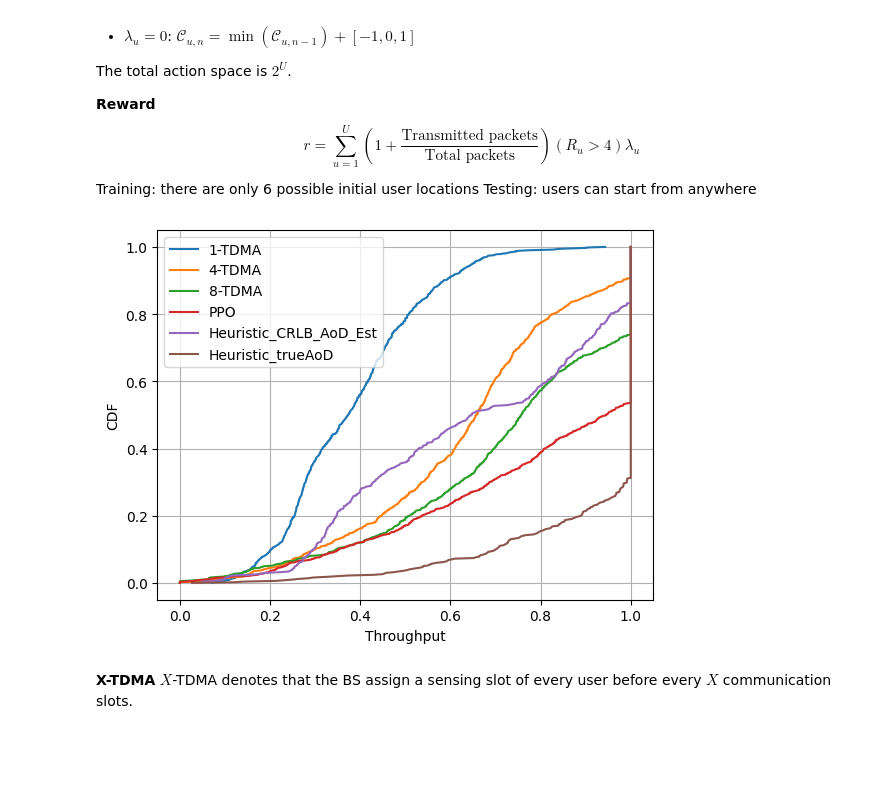
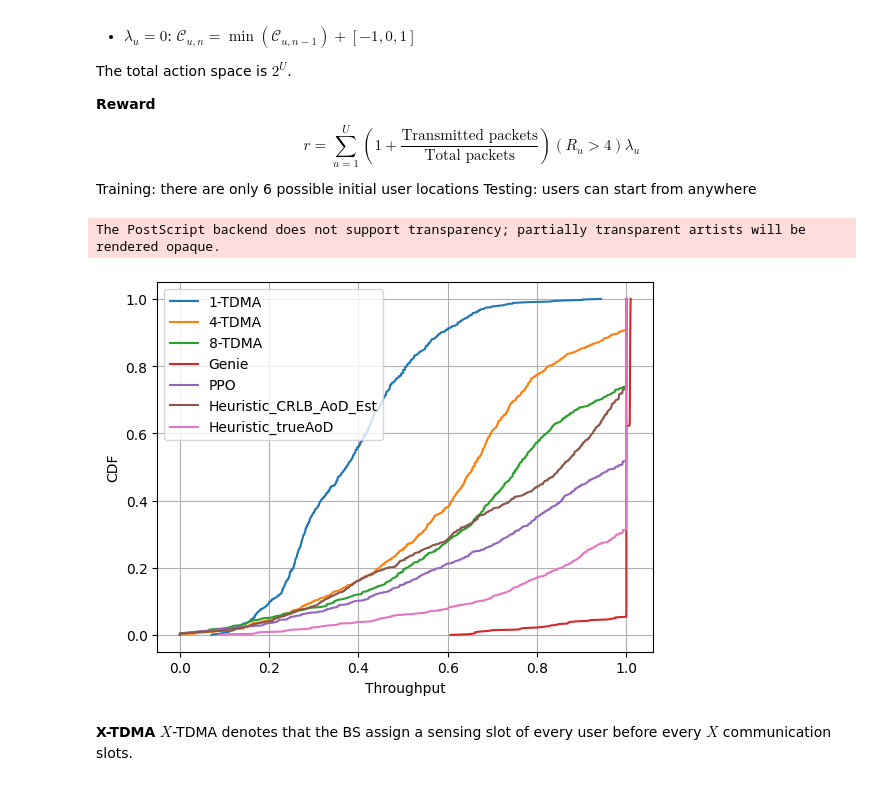
Before and after one commit to april427/Centric-BM, a Jupyter notebook: documents/09-27.ipynb, the cells around one changed output. Saved outputs shown, nothing was run; the diff lists cells and outputs as text; code cells hidden in the pictures; blank space fills up the shorter version.

```diff
--- a/documents/09-27.ipynb
+++ b/documents/09-27.ipynb
@@ -28,34 +28,39 @@ Testing: users can start from anywhere
 # %%
 import numpy as np
 import matplotlib.pyplot as plt
 fig, ax = plt.subplots()
 for N in [1,4,8]:
     th = np.loadtxt('Multi-user-BM/results_bm/Thp_' + str(N) + 'TDMA')
     th_cdf = np.sort(th)
     yvals = np.arange(len(th))/float(len(th)-1)
     ax.plot(th_cdf, yvals, '-')
 
+th = np.loadtxt('Multi-user-BM/results_bm/Thp_Genie')
+th_cdf = np.sort(th)
+yvals = np.arange(len(th))/float(len(th)-1)
+ax.plot(th_cdf, yvals, '-')
+
 th = np.loadtxt('Multi-user-BM/results_bm/Thp_PPO')
 th_cdf = np.sort(th)
 yvals = np.arange(len(th))/float(len(th)-1)
 ax.plot(th_cdf, yvals, '-')
-# th = np.loadtxt('Multi-user-BM/results_bm/Thp_DQN')
-# th_cdf = np.sort(th)
-# yvals = np.arange(len(th))/float(len(th)-1)
+
 th = np.loadtxt('Multi-user-BM/results_bm/Thp_Heuristic_crlb_aod_est')
 th_cdf = np.sort(th)
 yvals = np.arange(len(th))/float(len(th)-1)
 ax.plot(th_cdf, yvals, '-')
 th = np.loadtxt('Multi-user-BM/results_bm/Thp_Heuristic_genie')
 th_cdf = np.sort(th)
 yvals = np.arange(len(th))/float(len(th)-1)
 ax.plot(th_cdf, yvals, '-')
-ax.legend(['1-TDMA','4-TDMA','8-TDMA', 'PPO', 'Heuristic_CRLB_AoD_Est', 'Heuristic_trueAoD'])
+ax.legend(['1-TDMA','4-TDMA','8-TDMA', 'Genie','PPO', 'Heuristic_CRLB_AoD_Est', 'Heuristic_trueAoD'])
 ax.set_xlabel('Throughput')
 ax.set_ylabel('CDF')
 ax.grid()
+plt.savefig('throughput.eps',format='eps')
 # %% [output]
+The PostScript backend does not support transparency; partially transparent artists will be rendered opaque.
-[figure, old version]
+[figure, new version]
 # %% [markdown]
 **X-TDMA**
 $X$-TDMA denotes that the BS assign a sensing slot of every user before every $X$ communication slots.
```
Also changed, not shown: parts of 9 cells of this notebook, 17 other files.
